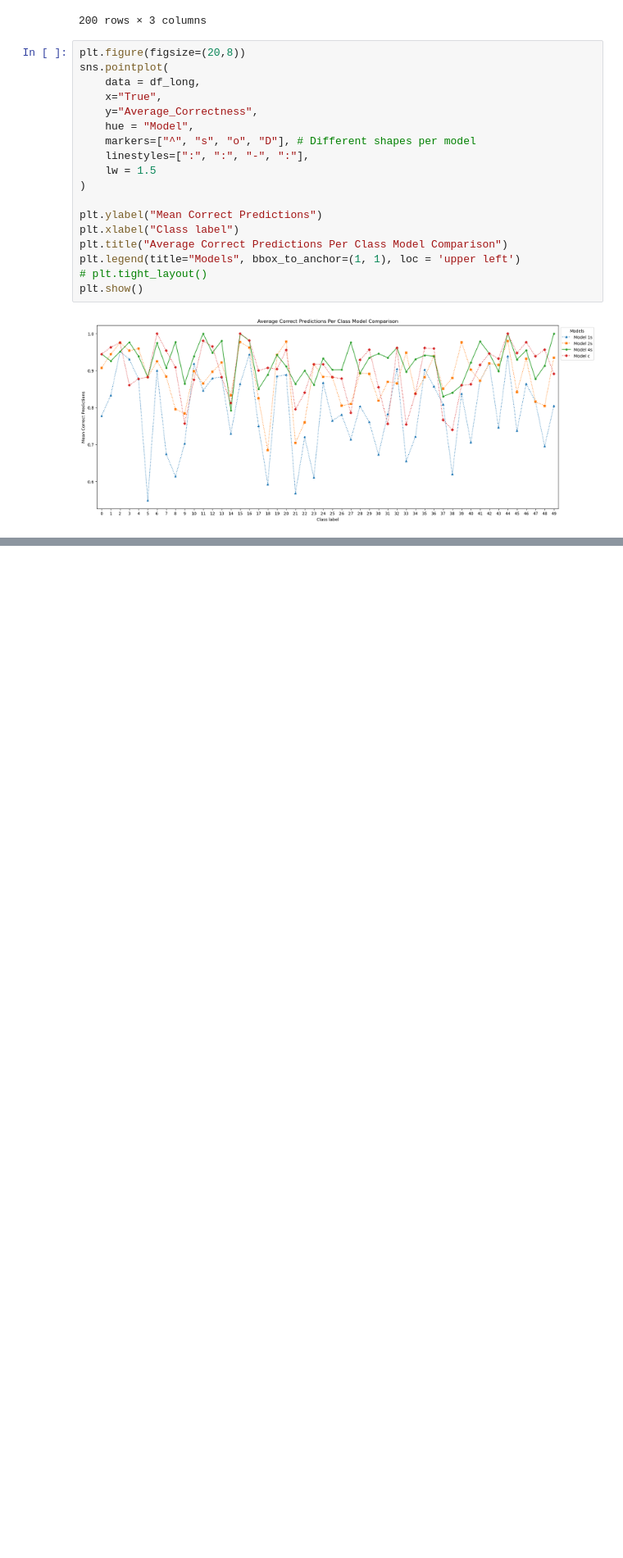
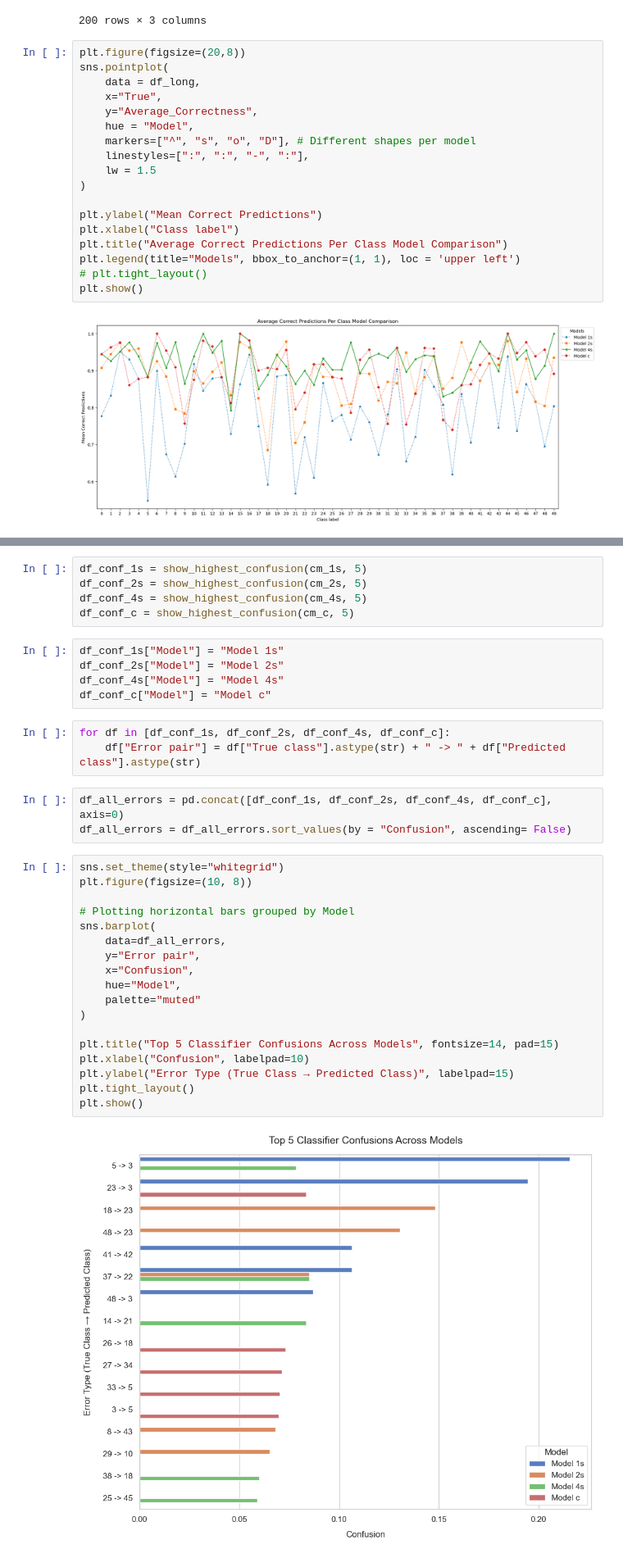
Before and after one commit to Yi-Shan-lin/Speaker-Recognition-using-ResNet-Embeddings, a Jupyter notebook: evaluations/eval_comparison.ipynb, the cells around one changed output, grey strips where cells are left out. Shown at 82% size. Saved outputs shown, nothing was run; the diff lists cells and outputs as text; blank space fills up the shorter version.

Commit message:
add confidence plot

```diff
--- a/evaluations/eval_comparison.ipynb
+++ b/evaluations/eval_comparison.ipynb
@@ -153,0 +159,36 @@ plt.show()
+# %%
+df_conf_1s = show_highest_confusion(cm_1s, 5)
+df_conf_2s = show_highest_confusion(cm_2s, 5)
+df_conf_4s = show_highest_confusion(cm_4s, 5)
+df_conf_c = show_highest_confusion(cm_c, 5)
+# %%
+df_conf_1s["Model"] = "Model 1s"
+df_conf_2s["Model"] = "Model 2s"
+df_conf_4s["Model"] = "Model 4s"
+df_conf_c["Model"] = "Model c"
+# %%
+for df in [df_conf_1s, df_conf_2s, df_conf_4s, df_conf_c]:
+    df["Error pair"] = df["True class"].astype(str) + " -> " + df["Predicted class"].astype(str)
+# %%
+df_all_errors = pd.concat([df_conf_1s, df_conf_2s, df_conf_4s, df_conf_c], axis=0)
+df_all_errors = df_all_errors.sort_values(by = "Confusion", ascending= False)
+# %%
+sns.set_theme(style="whitegrid")
+plt.figure(figsize=(10, 8))
+
+# Plotting horizontal bars grouped by Model
+sns.barplot(
+    data=df_all_errors,
+    y="Error pair",
+    x="Confusion",
+    hue="Model",
+    palette="muted"
+)
+
+plt.title("Top 5 Classifier Confusions Across Models", fontsize=14, pad=15)
+plt.xlabel("Confusion", labelpad=10)
+plt.ylabel("Error Type (True Class → Predicted Class)", labelpad=15)
+plt.tight_layout()
+plt.show()
+# %% [output]
+[figure, added]
```
Also changed, not shown: parts of 11 cells of this notebook.
